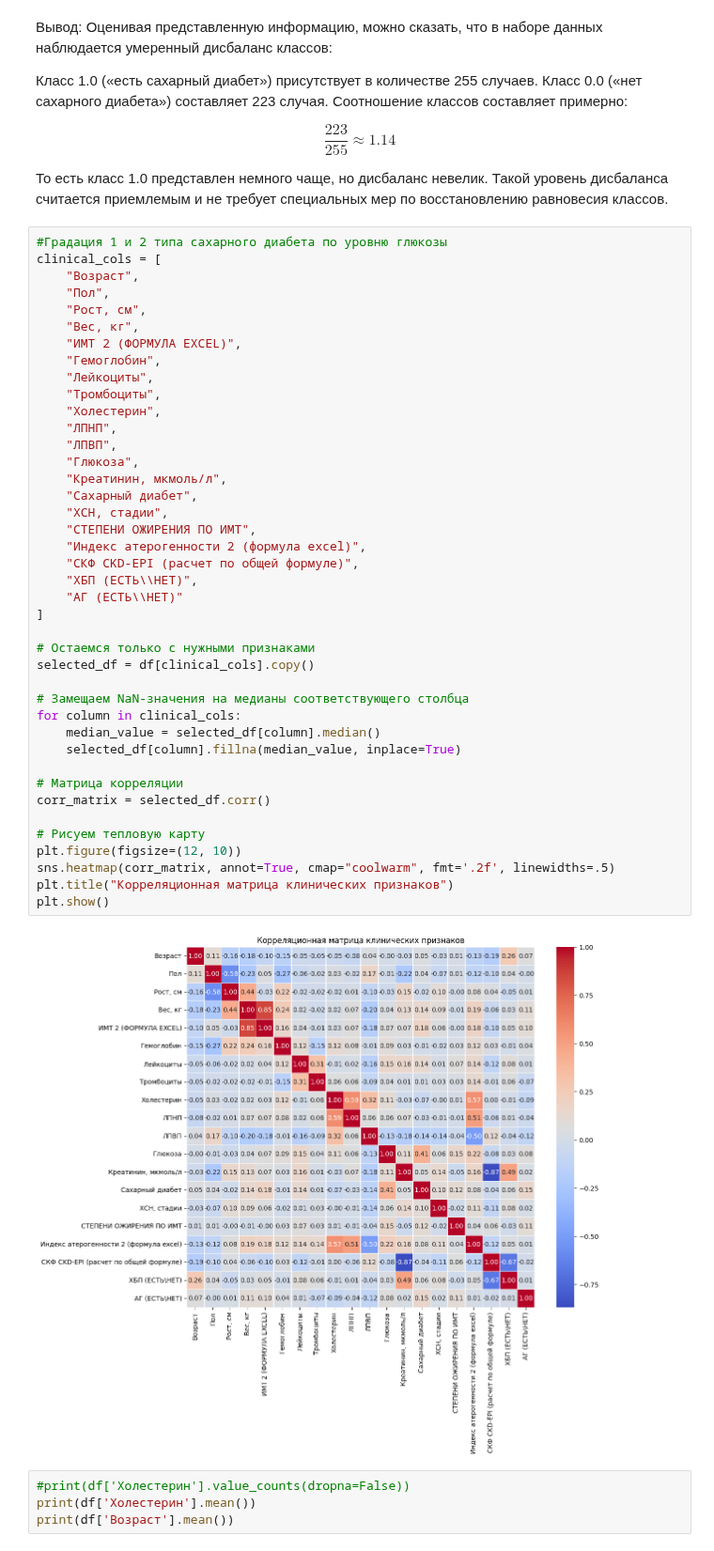
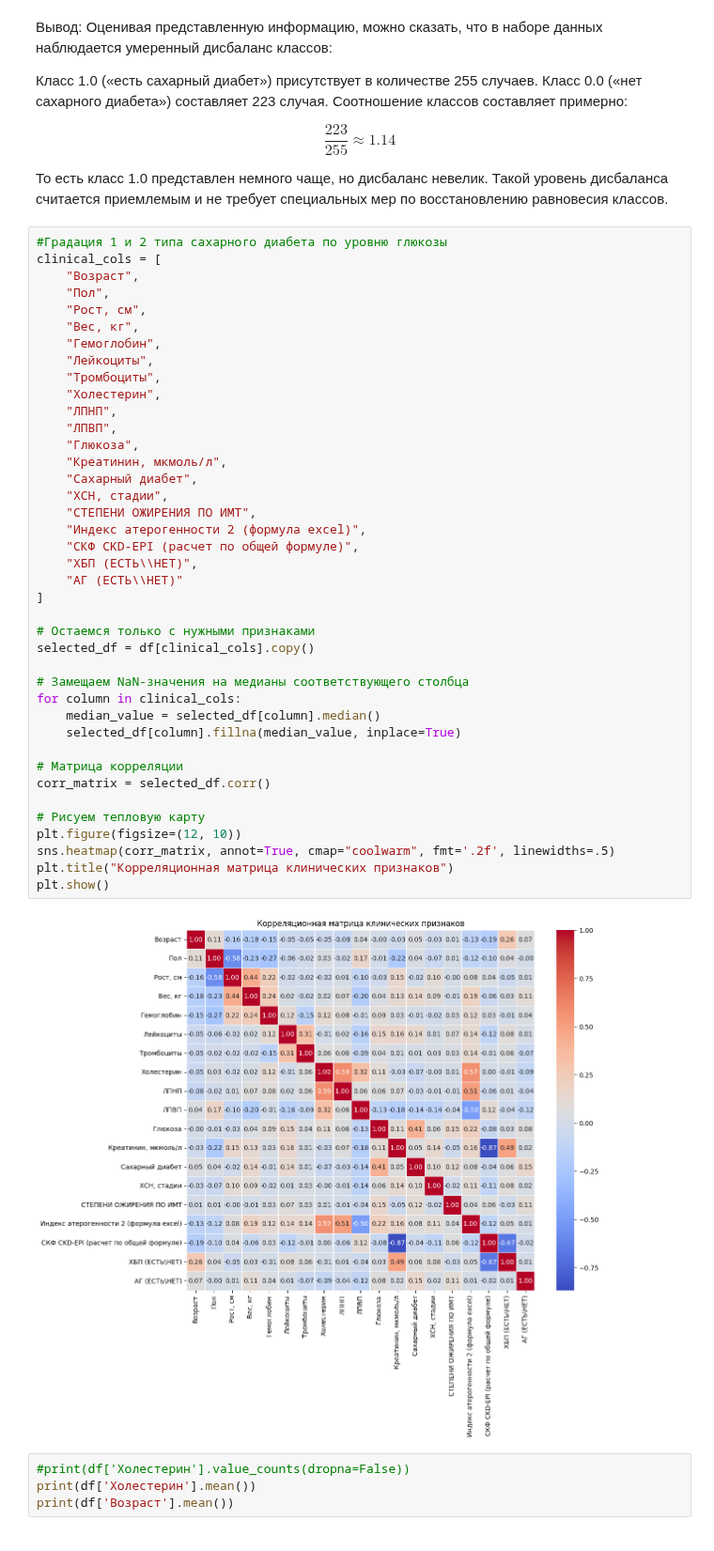
Before and after one commit to Antoha2024/DiplomProductStar, a Jupyter notebook: DS47_diabetes_ds_antipov.ipynb, the cells around one changed output. Shown at 94% size. Cells and saved outputs as stored; diff of their text form.

```diff
--- a/DS47_diabetes_ds_antipov.ipynb
+++ b/DS47_diabetes_ds_antipov.ipynb
@@ -140,7 +140,6 @@ clinical_cols = [
     "Пол",
     "Рост, см",
     "Вес, кг",
-    "ИМТ 2 (ФОРМУЛА EXCEL)",
     "Гемоглобин",
     "Лейкоциты",
     "Тромбоциты",
@@ -148,34 +147,34 @@ clinical_cols = [
     "ЛПНП",
     "ЛПВП",
     "Глюкоза",
     "Креатинин, мкмоль/л",
     "Сахарный диабет",
     "ХСН, стадии",
     "СТЕПЕНИ ОЖИРЕНИЯ ПО ИМТ",
     "Индекс атерогенности 2 (формула excel)",
     "СКФ CKD-EPI (расчет по общей формуле)",
     "ХБП (ЕСТЬ\\НЕТ)",
     "АГ (ЕСТЬ\\НЕТ)"
 ]
 
 # Остаемся только с нужными признаками
 selected_df = df[clinical_cols].copy()
 
 # Замещаем NaN-значения на медианы соответствующего столбца
 for column in clinical_cols:
     median_value = selected_df[column].median()
     selected_df[column].fillna(median_value, inplace=True)
 
 # Матрица корреляции
 corr_matrix = selected_df.corr()
 
 # Рисуем тепловую карту
 plt.figure(figsize=(12, 10))
 sns.heatmap(corr_matrix, annot=True, cmap="coolwarm", fmt='.2f', linewidths=.5)
 plt.title("Корреляционная матрица клинических признаков")
 plt.show()
 # %% [output]
-[figure, old version]
+[figure, new version]
 # %%
 #print(df['Холестерин'].value_counts(dropna=False))
 print(df['Холестерин'].mean())
```
Also changed, not shown: parts of 6 cells of this notebook.
